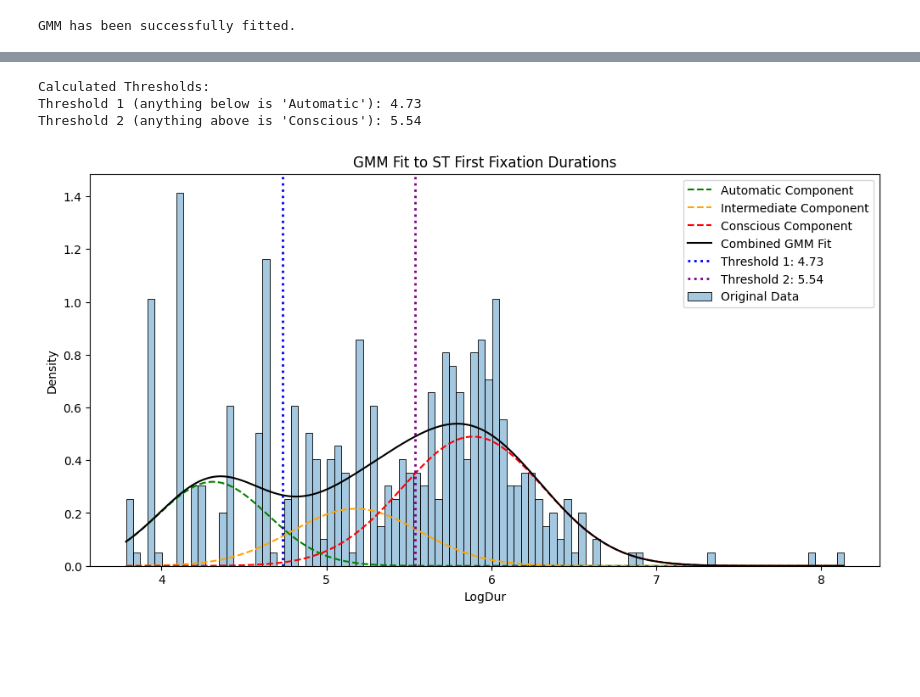
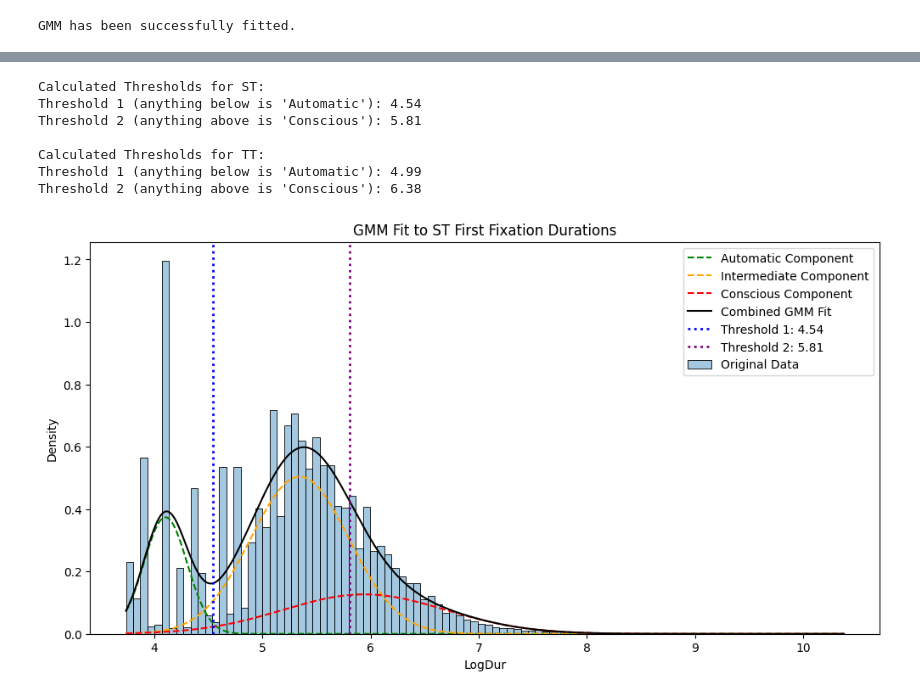
Before and after one commit to Critt-Kent/Key-Gaze-Correlation, a Jupyter notebook: Key-Gaze-correlation.ipynb, the cells around one changed output, grey strips where cells are left out. Cells and saved outputs as stored; diff of their text form; code cells hidden in the pictures; blank space fills up the shorter version.

```diff
--- a/Key-Gaze-correlation.ipynb
+++ b/Key-Gaze-correlation.ipynb
@@ -57,6 +57,6 @@ AUdf.shape
 (490, 73)
 # %%
 FDdf['StudySession'] = FDdf['Study'] + '-' + FDdf['Session']
-FDdf = FDdf.drop_duplicates(subset = ['StudySession'])
+#FDdf = FDdf.drop_duplicates(subset = ['StudySession'])
 FDdf.shape
 # %% [output]
@@ -301,48 +386,63 @@ def find_intersection(mean1, std1, mean2, std2):
     initial_guess = (mean1 + mean2) / 2
     return fsolve(func, initial_guess)[0]
 
-# Calculate the two thresholds
-threshold_auto_inter = find_intersection(auto_params['mean'], auto_params['std'],
-                                          inter_params['mean'], inter_params['std'])
+# Calculate the two thresholds for ST
+threshold_auto_inter_st = find_intersection(auto_params_st['mean_st'], auto_params_st['std_st'],
+                                          inter_params_st['mean_st'], inter_params_st['std_st'])
 
-threshold_inter_cons = find_intersection(inter_params['mean'], inter_params['std'],
-                                          cons_params['mean'], cons_params['std'])
+threshold_inter_cons_st = find_intersection(inter_params_st['mean_st'], inter_params_st['std_st'],
+                                          cons_params_st['mean_st'], cons_params_st['std_st'])
 
-print(f"\nCalculated Thresholds:")
-print(f"Threshold 1 (anything below is 'Automatic'): {threshold_auto_inter:.2f}")
-print(f"Threshold 2 (anything above is 'Conscious'): {threshold_inter_cons:.2f}")
+# Calculate the two thresholds for TT
+threshold_auto_inter_tt = find_intersection(auto_params_tt['mean_tt'], auto_params_tt['std_tt'],
+                                          inter_params_tt['mean_tt'], inter_params_tt['std_tt'])
+
+threshold_inter_cons_tt = find_intersection(inter_params_tt['mean_tt'], inter_params_tt['std_tt'],
+                                          cons_params_tt['mean_tt'], cons_params_tt['std_tt'])
+
+print(f"\nCalculated Thresholds for ST:")
+print(f"Threshold 1 (anything below is 'Automatic'): {threshold_auto_inter_st:.2f}")
+print(f"Threshold 2 (anything above is 'Conscious'): {threshold_inter_cons_st:.2f}")
+
+print(f"\nCalculated Thresholds for TT:")
+print(f"Threshold 1 (anything below is 'Automatic'): {threshold_auto_inter_tt:.2f}")
+print(f"Threshold 2 (anything above is 'Conscious'): {threshold_inter_cons_tt:.2f}")
 # %% [output]
-Calculated Thresholds:
-Threshold 1 (anything below is 'Automatic'): 4.73
-Threshold 2 (anything above is 'Conscious'): 5.54
+Calculated Thresholds for ST:
+Threshold 1 (anything below is 'Automatic'): 4.54
+Threshold 2 (anything above is 'Conscious'): 5.81
+
+Calculated Thresholds for TT:
+Threshold 1 (anything below is 'Automatic'): 4.99
+Threshold 2 (anything above is 'Conscious'): 6.38
 # %%
 plt.figure(figsize=(12, 6))
 
 # Plot the original data histogram
 sns.histplot(data=FDst_first, x='LogDur', bins=100, stat='density', alpha=0.4, label='Original Data')
 
 # Plot the fitted Gaussian components
 x_axis = np.linspace(X.min(), X.max(), 1000).reshape(-1, 1)
 colors = ['green', 'orange', 'red']
 labels = ['Automatic Component', 'Intermediate Component', 'Conscious Component']
 
-for i, params in enumerate([auto_params, inter_params, cons_params]):
+for i, params in enumerate([auto_params_st, inter_params_st, cons_params_st]):
     # multiply the PDF by its weight to scale it correctly
-    pdf = norm.pdf(x_axis, params['mean'], params['std']) * params['weight']
+    pdf = norm.pdf(x_axis, params['mean_st'], params['std_st']) * params['weight_st']
     plt.plot(x_axis, pdf, color=colors[i], linestyle='--', label=labels[i])
 
 # Plot the combined GMM PDF
-total_pdf = gmm.score_samples(x_axis)
-plt.plot(x_axis, np.exp(total_pdf), color='black', label='Combined GMM Fit')
+total_pdf_st = gmm_st.score_samples(x_axis)
+plt.plot(x_axis, np.exp(total_pdf_st), color='black', label='Combined GMM Fit')
 
 # Draw the threshold lines
-plt.axvline(threshold_auto_inter, color='blue', linestyle=':', linewidth=2, label=f'Threshold 1: {threshold_auto_inter:.2f}')
-plt.axvline(threshold_inter_cons, color='purple', linestyle=':', linewidth=2, label=f'Threshold 2: {threshold_inter_cons:.2f}')
+plt.axvline(threshold_auto_inter_st, color='blue', linestyle=':', linewidth=2, label=f'Threshold 1: {threshold_auto_inter_st:.2f}')
+plt.axvline(threshold_inter_cons_st, color='purple', linestyle=':', linewidth=2, label=f'Threshold 2: {threshold_inter_cons_st:.2f}')
 
 plt.title('GMM Fit to ST First Fixation Durations')
 plt.xlabel('LogDur')
 plt.ylabel('Density')
 plt.legend()
 plt.show()
 # %% [output]
-[figure, old version]
+[figure, new version]
```
Also changed, not shown: parts of 16 cells of this notebook.
